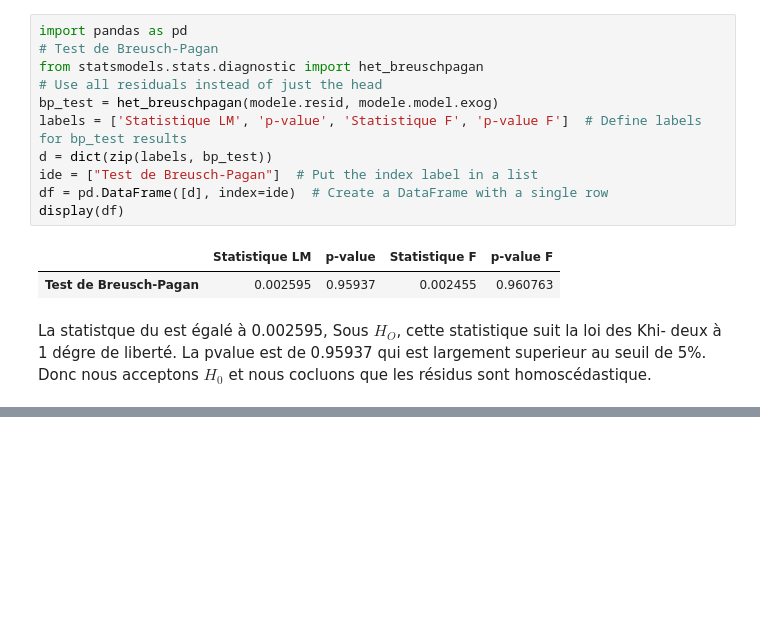
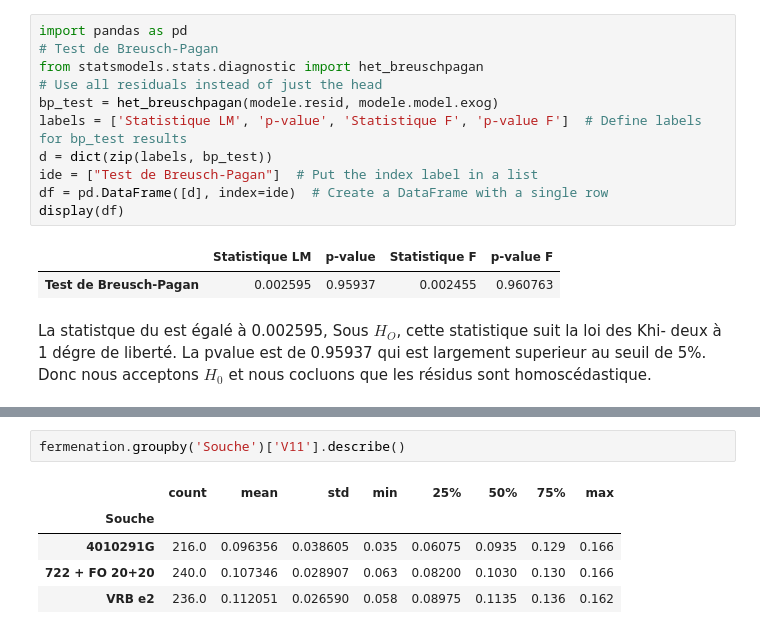
Before and after one commit to bigirimanainnocent12/Regresion_lineaire, a Jupyter notebook: CODE_RAPPORT_DE_STAGE.ipynb, the cells around one changed output, grey strips where cells are left out. Drawn from its saved outputs; the diff is of its cells as text; blank space fills up the shorter version.

```diff
--- a/CODE_RAPPORT_DE_STAGE.ipynb
+++ b/CODE_RAPPORT_DE_STAGE.ipynb
@@ -248,0 +325,8 @@ La statistque du est égalé à 0.002595, Sous $H_O$, cette statistique suit la
+# %%
+fermenation.groupby('Souche')['V11'].describe()
+# %% [output]
+|  | count | mean | std | min | 25% | 50% | 75% | max |
+| Souche |  |  |  |  |  |  |  |  |
+| 4010291G | 216.0 | 0.096356 | 0.038605 | 0.035 | 0.06075 | 0.0935 | 0.129 | 0.166 |
+| 722 + FO 20+20 | 240.0 | 0.107346 | 0.028907 | 0.063 | 0.08200 | 0.1030 | 0.130 | 0.166 |
+| VRB e2 | 236.0 | 0.112051 | 0.026590 | 0.058 | 0.08975 | 0.1135 | 0.136 | 0.162 |
```
Also changed, not shown: parts of 16 cells of this notebook.
